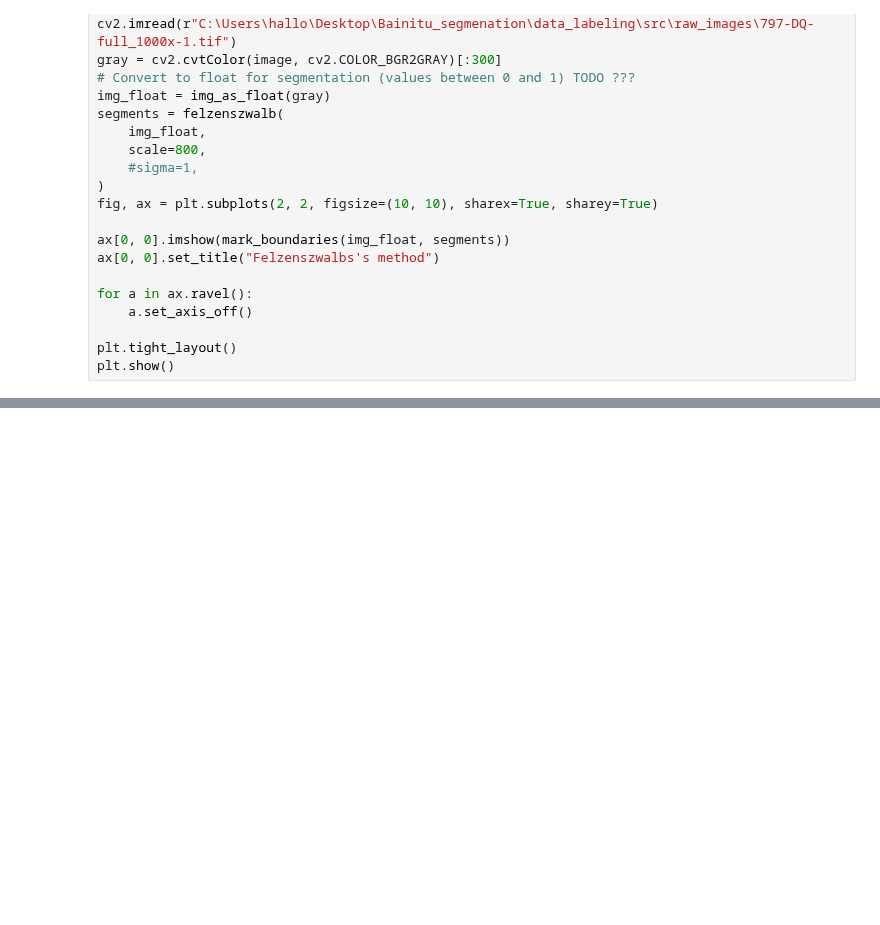
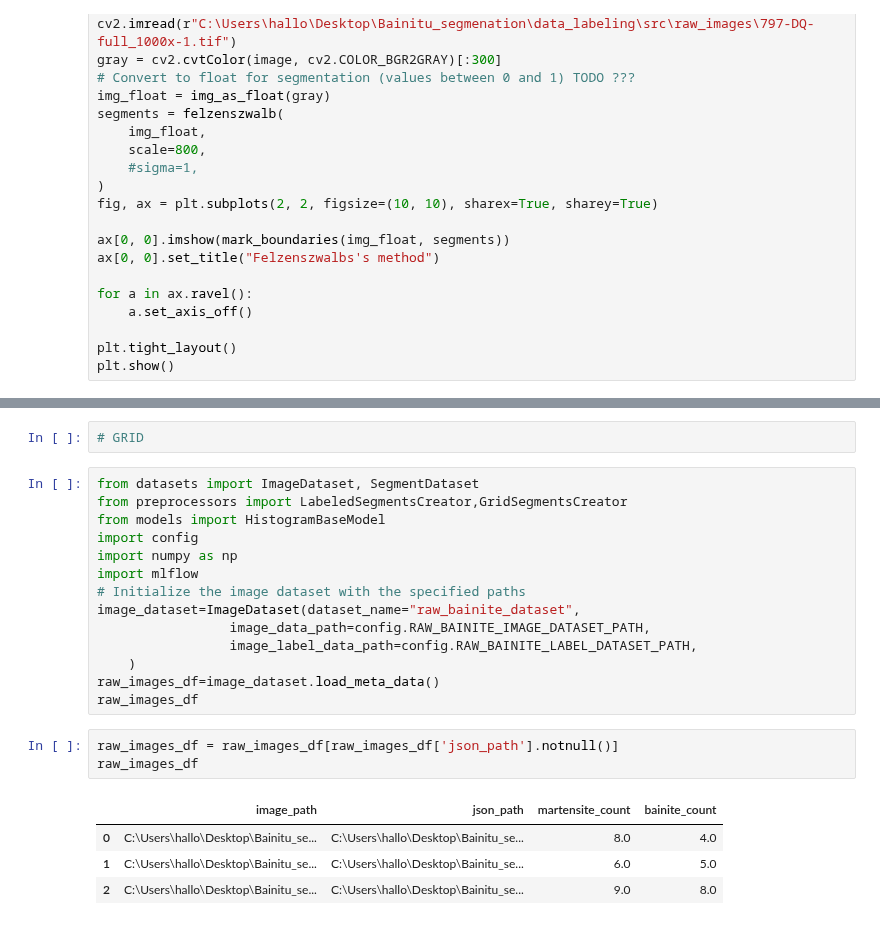
Before and after one commit to Tomzonkal/Bainitu_segmenation, a Jupyter notebook: experiment_platform/backend/experiment_platform_backend/main.ipynb, the cells around one changed output, grey strips where cells are left out. Saved outputs shown, nothing was run; the diff lists cells and outputs as text; blank space fills up the shorter version.

Commit message:
Added grid segmentation

```diff
--- a/experiment_platform/backend/experiment_platform_backend/main.ipynb
+++ b/experiment_platform/backend/experiment_platform_backend/main.ipynb
@@ -323,0 +416,24 @@ optuna_optimiser_felzenszwalb.predict_on_test_dataset(test_dataset, "mlflow-arti
+# %%
+# GRID
+# %%
+from datasets import ImageDataset, SegmentDataset
+from preprocessors import LabeledSegmentsCreator,GridSegmentsCreator
+from models import HistogramBaseModel
+import config
+import numpy as np
+import mlflow
+# Initialize the image dataset with the specified paths
+image_dataset=ImageDataset(dataset_name="raw_bainite_dataset",
+                 image_data_path=config.RAW_BAINITE_IMAGE_DATASET_PATH,
+                 image_label_data_path=config.RAW_BAINITE_LABEL_DATASET_PATH,
+    )
+raw_images_df=image_dataset.load_meta_data()
+raw_images_df
+# %%
+raw_images_df = raw_images_df[raw_images_df['json_path'].notnull()]
+raw_images_df
+# %% [output]
+|  | image_path | json_path | martensite_count | bainite_count |
+| 0 | C:\Users\hallo\Desktop\Bainitu_se... | C:\Users\hallo\Desktop\Bainitu_se... | 8.0 | 4.0 |
+| 1 | C:\Users\hallo\Desktop\Bainitu_se... | C:\Users\hallo\Desktop\Bainitu_se... | 6.0 | 5.0 |
+| 2 | C:\Users\hallo\Desktop\Bainitu_se... | C:\Users\hallo\Desktop\Bainitu_se... | 9.0 | 8.0 |
```
Also changed, not shown: parts of 9 cells of this notebook, 3 other files.
